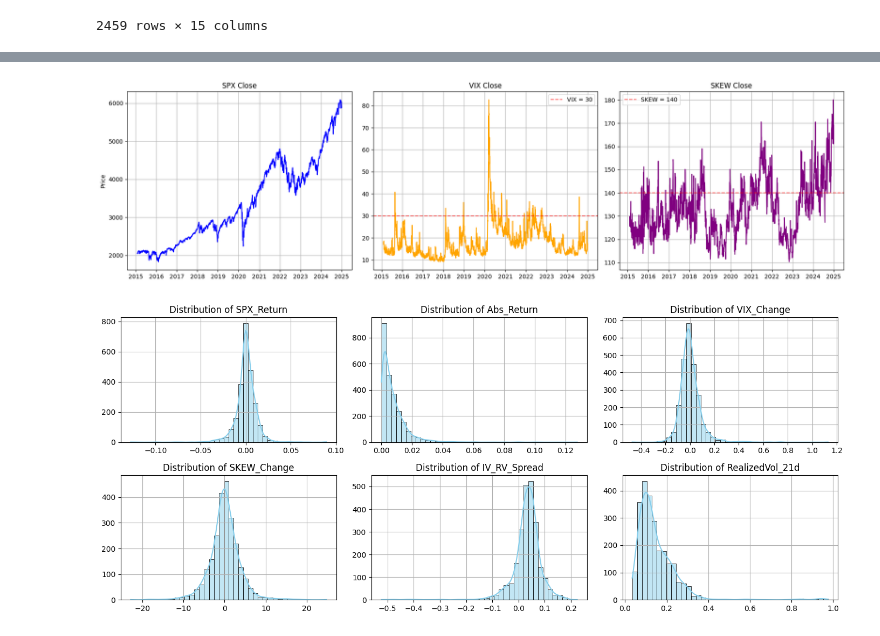
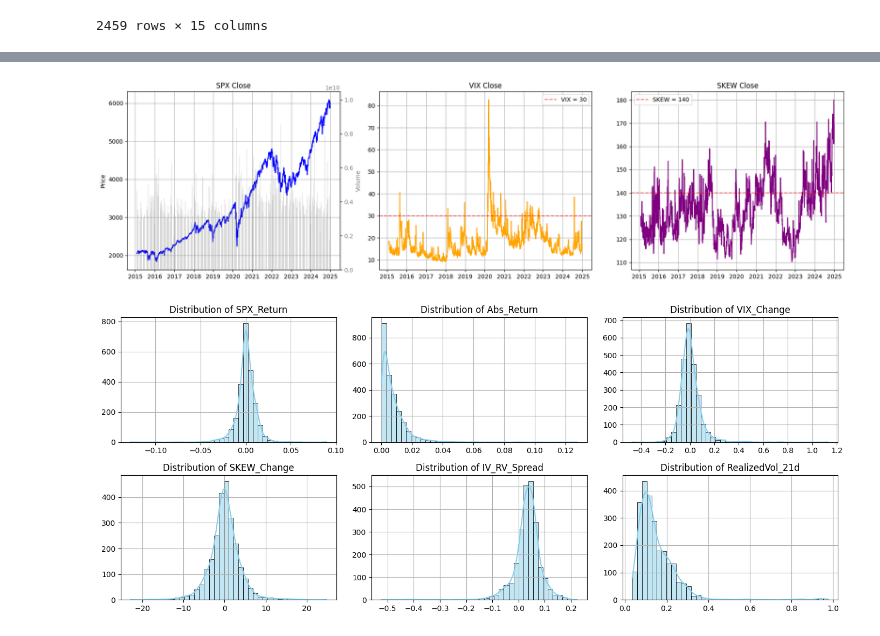
Before and after one commit to Maxx0345/MarketRegimeLab, a Jupyter notebook: Projet v1 (dataset).ipynb, the cells around one changed output, grey strips where cells are left out. Cells and saved outputs as stored; diff of their text form; code cells hidden in the pictures.

```diff
--- a/Projet v1 (dataset).ipynb
+++ b/Projet v1 (dataset).ipynb
@@ -70,7 +75,7 @@ df['Vol_Ratio'] = (df['VIX_Close'] / 100) / df['RealizedVol_21d'] # ratio entre
 df = df.dropna()  # on vire les lignes avec des NaN prcq on fait un rolling donc la 1ere ligne saute
 
 
-df = df[['SPX_Close','SPX_Open','SPX_Volume', 'VIX_Close','VIX_Open', 'SKEW_Close','SKEW_Open',
+df = df[['SPX_Close','SPX_Open',"SPX_High","SPX_Low",'SPX_Volume', 'VIX_Close','VIX_Open', 'SKEW_Close','SKEW_Open',
          'SPX_Return', 'Abs_Return', 'RealizedVol_21d',
          'IV_RV_Spread', 'VIX_Change', 'SKEW_Change', 'Vol_Ratio']]
 
@@ -94,33 +99,36 @@ df
 # %%
 df.to_csv(r"C:\Documents\ESILV\A4\Machine Learning\Projet\dataset.csv", sep=';', decimal='.', index=True)
 # %%
-
-# Créer les subplots : 3 graphiques côte à côte
 fig, axes = plt.subplots(1, 3, figsize=(18, 5), sharex=True)
 
-# SPX
-axes[0].plot(df.index, df['SPX_Close'], color='blue')
-axes[0].set_title('SPX Close')
-axes[0].set_ylabel('Price')
-axes[0].grid(True)
+#SPX Close + Volume
+ax1 = axes[0]
+ax1.plot(df.index, df['SPX_Close'], color='blue')
+ax1.set_title('SPX Close')
+ax1.set_ylabel('Price')
+ax1.grid(True)
 
-# VIX
+ax2 = ax1.twinx()
+ax2.bar(df.index, df['SPX_Volume'], color='gray', alpha=0.3, width=1)
+ax2.set_ylabel('Volume', color='gray')
+ax2.tick_params(axis='y', labelcolor='gray')
+
+#VIX Close
 axes[1].plot(df.index, df['VIX_Close'], color='orange')
 axes[1].axhline(30, color='red', linestyle='--', alpha=0.6, label='VIX = 30')
 axes[1].set_title('VIX Close')
 axes[1].legend()
 axes[1].grid(True)
 
-# SKEW
+#SKEW Close
 axes[2].plot(df.index, df['SKEW_Close'], color='purple')
 axes[2].axhline(140, color='red', linestyle='--', alpha=0.6, label='SKEW = 140')
 axes[2].set_title('SKEW Close')
 axes[2].legend()
 axes[2].grid(True)
 
-# Mise en page
 plt.tight_layout()
 plt.show()
 # %% [output]
-[figure, old version]
+[figure, new version]
 # %%
```
Also changed, not shown: parts of 15 cells of this notebook, 1 other file.
